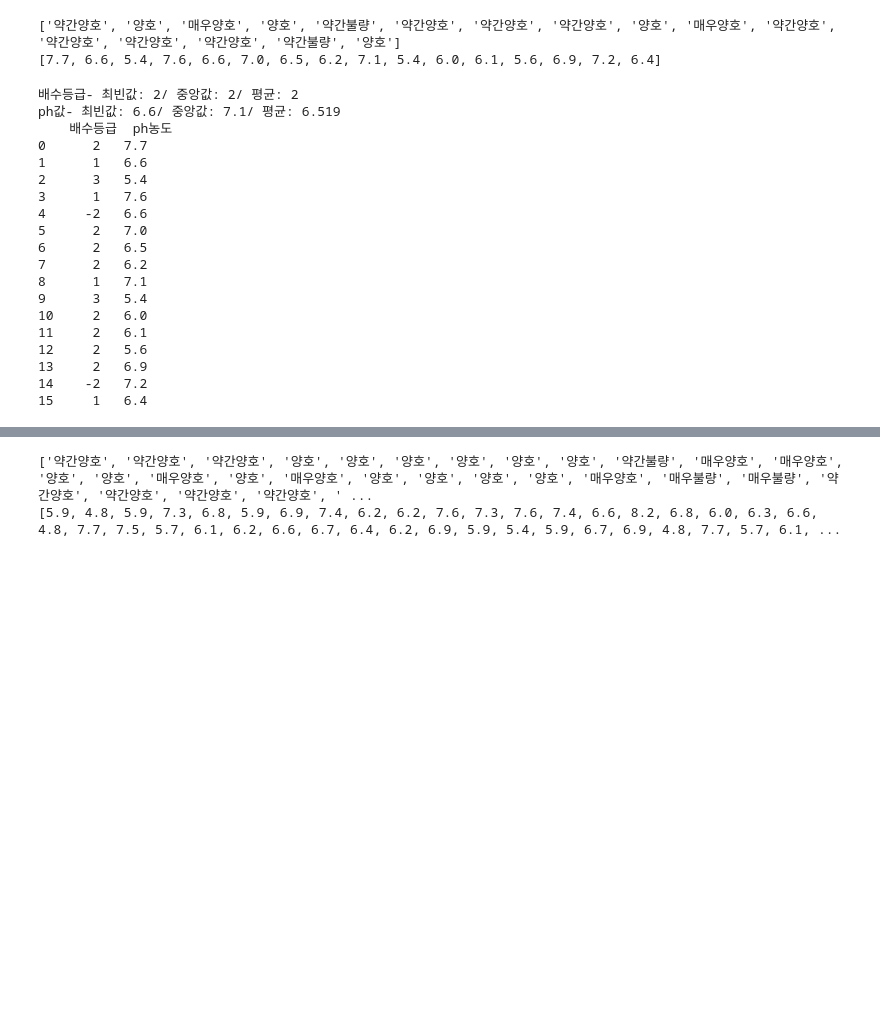
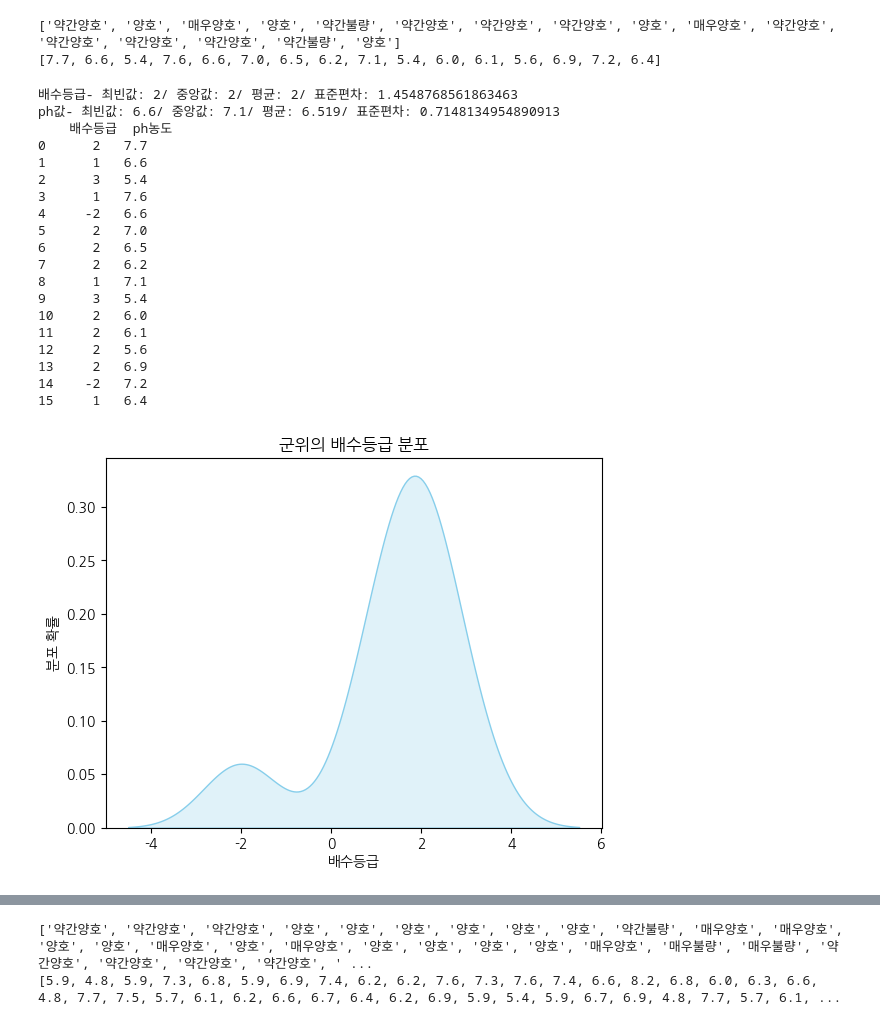
Before and after one commit to JungByoul/Python_Practice, a Jupyter notebook: 토양데이터합치기/전처리/preprocess_soil_data.ipynb, the cells around one changed output, grey strips where cells are left out. Cells and saved outputs as stored; diff of their text form; code cells hidden in the pictures; blank space fills up the shorter version.

```diff
--- a/토양데이터합치기/전처리/preprocess_soil_data.ipynb
+++ b/토양데이터합치기/전처리/preprocess_soil_data.ipynb
@@ -22,11 +24,12 @@ strSupply_water = []
 strPh = []
 
 for i in range(1, 22):
-    path_folder = f'/Users/Star1/Desktop/부트캠프_파이썬 _실습/Python_Practice/토양데이터합치기/파이썬 프로젝트_사과재배적지 분석_csv/토양데이터_군위/gunwi{i}.csv'
+    path_folder = f'/Users/Star1/Desktop/부트캠프_파이썬 _실습/Python_Practice/프로젝트/군위,포천_토양raw데이터/토양데이터_군위/gunwi{i}.csv'
 
 
     with open(path_folder, 'r', encoding='utf-8') as file:
         reader = csv.reader(file, delimiter=' ')
+
         for j, row in enumerate(reader):
             if '\t\t\t\t<th>배수등급</th>' in row:
                 next_row_supply = next(reader, None)
@@ -87,9 +90,10 @@ nMedian_water = nSupply_water_sort[len(nSupply_water)//2] #배수등급 중앙
 
 nAvg_water /= len(strSupply_water)
 nMean_water = round(nAvg_water, 3)#배수등급 평균
+nStd = statistics.stdev(nSupply_water)#배수등급 표준편차
 
-print(f"배수등급- 최빈값: {nMode_water}/ 중앙값: {nMedian_water}/ 평균: {nMedian_water}")
 
+print(f"배수등급- 최빈값: {nMode_water}/ 중앙값: {nMedian_water}/ 평균: {nMedian_water}/ 표준편차: {nStd}")
 
 #3. ph값 최빈값, 중앙값, 전체 평균 도출
 nPh = strPh
@@ -102,8 +106,9 @@ for elem in nPh:
     nMean_ph += elem
 nMean_ph /= len(nPh)
 nMean_ph = round(nMean_ph, 3) #배수등급 평균
+nStd_ph = statistics.stdev(nPh)
 
-print(f"ph값- 최빈값: {nMode_ph}/ 중앙값: {nMedian_ph}/ 평균: {nMean_ph}")
+print(f"ph값- 최빈값: {nMode_ph}/ 중앙값: {nMedian_ph}/ 평균: {nMean_ph}/ 표준편차: {nStd_ph}")
 
 
 #4. 배수등급과 ph값을 각각의 컬럼으로 바꾸어 하나의 데이터프레임 만들기
@@ -116,32 +121,57 @@ print(df_gunwi)
 
 #우연의 일치로 군위는 두 리스트의 인덱스 개수가 같아서 아래와 같은 판다스 작업을 안해줘도 된다.
 
 # nMax_water_ph = max(len(nPh), len(nSupply_water))
 
 # # pd.Series로 데이터프레임의 각 열을 생성
 # ph_series = pd.Series(nPh, name='ph농도')
 # supply_water_series = pd.Series(nSupply_water, name='배수등급')
 
 # # 데이터프레임 생성
 # df_pocheon = pd.DataFrame({'ph농도': ph_series, '배수등급': supply_water_series})
 # #df_pocheon = df_pocheon.fillna() #결측치를 바꾸는 함수
+
+
+#5.통계분석 및 시각화
+
+sns.kdeplot(nSupply_water, color='skyblue', fill=True) #배수등급 자체가 실수가 아닌 정수로 치환했으므로, 연속확률분포 그래프보다는 막대선 빈도그래프가 더 낫긴한데, 통잀성을 위해.
+plt.title('군위의 배수등급 분포')
+plt.xlabel('배수등급')
+plt.ylabel('분포 확률')
+plt.show()
+
+
+sns.kdeplot(nPh, color='salmon', fill=True)
+plt.title('군위의 ph농도 분포')
+plt.xlabel('ph농도')
+plt.ylabel('분포 확률')
+plt.show()
+
+# plt.hist(nSupply_water, bins=30, color='blue', alpha=0.7)
+# plt.title('Histogram of 1D Array')
+# plt.xlabel('Values')
+# plt.ylabel('Frequency')
+# plt.show()
+
+plt.rcParams['axes.unicode_minus'] = False
 # %% [output]
-배수등급- 최빈값: 2/ 중앙값: 2/ 평균: 2
-ph값- 최빈값: 6.6/ 중앙값: 7.1/ 평균: 6.519
+배수등급- 최빈값: 2/ 중앙값: 2/ 평균: 2/ 표준편차: 1.4548768561863463
+ph값- 최빈값: 6.6/ 중앙값: 7.1/ 평균: 6.519/ 표준편차: 0.7148134954890913
     배수등급  ph농도
 0      2   7.7
 1      1   6.6
 2      3   5.4
 3      1   7.6
 4     -2   6.6
 5      2   7.0
 6      2   6.5
 7      2   6.2
 8      1   7.1
 9      3   5.4
 10     2   6.0
 11     2   6.1
 12     2   5.6
 13     2   6.9
 14    -2   7.2
 15     1   6.4
+[figure, added]
```
Also changed, not shown: parts of 20 cells of this notebook, 14 other files.
